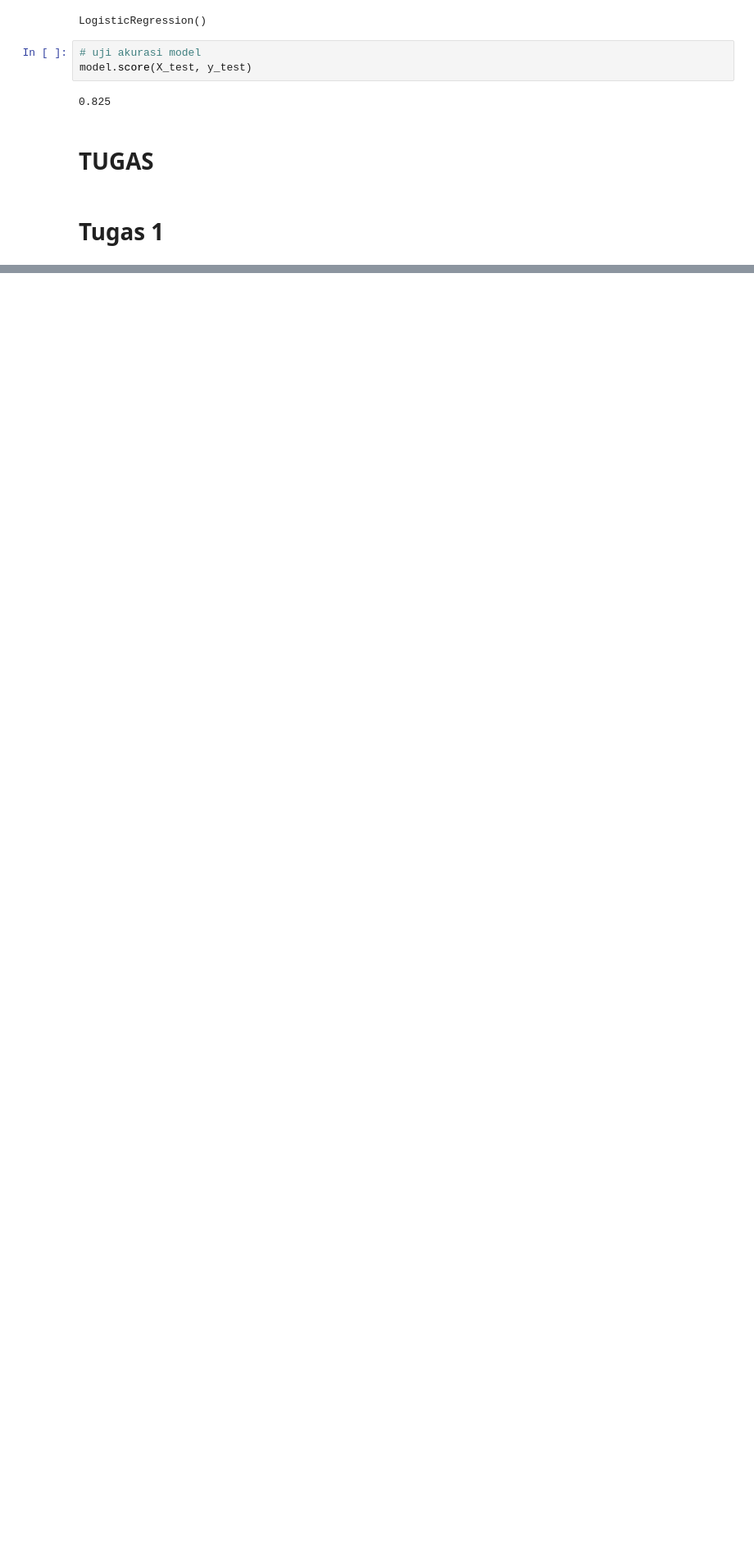
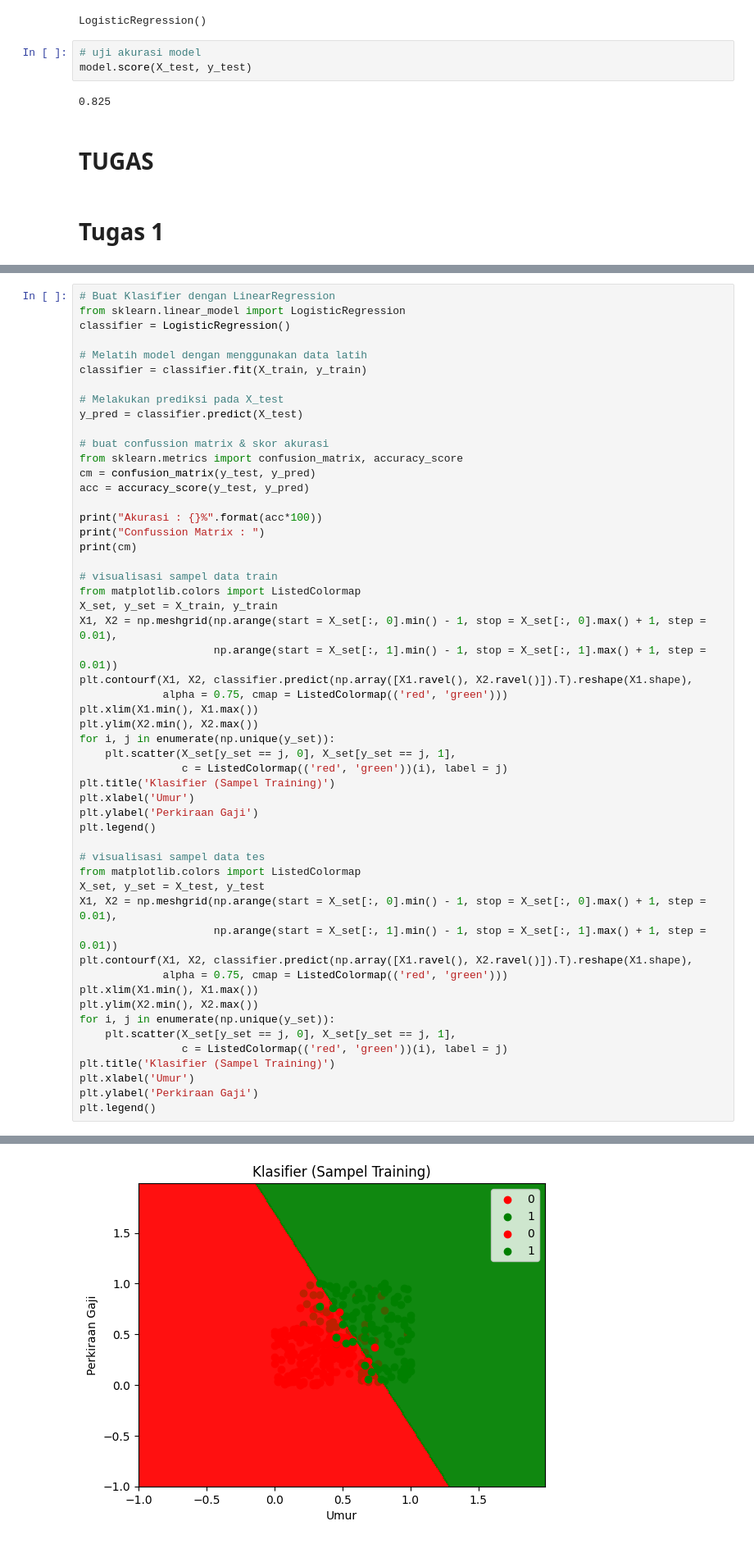
Before and after one commit to cantika-alff/2025_PBO_TI1B, a Jupyter notebook: Jobsheet_AI8.ipynb, the cells around one changed output, grey strips where cells are left out. Shown at 82% size. Cells and saved outputs as stored; diff of their text form; blank space fills up the shorter version.

```diff
--- a/Jobsheet_AI8.ipynb
+++ b/Jobsheet_AI8.ipynb
@@ -508,0 +375,54 @@ Best Params LR: {'C': 0.01, 'penalty': 'l2', 'solver': 'liblinear'}
+# %%
+# Buat Klasifier dengan LinearRegression
+from sklearn.linear_model import LogisticRegression
+classifier = LogisticRegression()
+
+# Melatih model dengan menggunakan data latih
+classifier = classifier.fit(X_train, y_train)
+
+# Melakukan prediksi pada X_test
+y_pred = classifier.predict(X_test)
+
+# buat confussion matrix & skor akurasi
+from sklearn.metrics import confusion_matrix, accuracy_score
+cm = confusion_matrix(y_test, y_pred)
+acc = accuracy_score(y_test, y_pred)
+
+print("Akurasi : {}%".format(acc*100))
+print("Confussion Matrix : ")
+print(cm)
+
+# visualisasi sampel data train
+from matplotlib.colors import ListedColormap
+X_set, y_set = X_train, y_train
+X1, X2 = np.meshgrid(np.arange(start = X_set[:, 0].min() - 1, stop = X_set[:, 0].max() + 1, step = 0.01),
+                     np.arange(start = X_set[:, 1].min() - 1, stop = X_set[:, 1].max() + 1, step = 0.01))
+plt.contourf(X1, X2, classifier.predict(np.array([X1.ravel(), X2.ravel()]).T).reshape(X1.shape),
+             alpha = 0.75, cmap = ListedColormap(('red', 'green')))
+plt.xlim(X1.min(), X1.max())
+plt.ylim(X2.min(), X2.max())
+for i, j in enumerate(np.unique(y_set)):
+    plt.scatter(X_set[y_set == j, 0], X_set[y_set == j, 1],
+                c = ListedColormap(('red', 'green'))(i), label = j)
+plt.title('Klasifier (Sampel Training)')
+plt.xlabel('Umur')
+plt.ylabel('Perkiraan Gaji')
+plt.legend()
+
+# visualisasi sampel data tes
+from matplotlib.colors import ListedColormap
+X_set, y_set = X_test, y_test
+X1, X2 = np.meshgrid(np.arange(start = X_set[:, 0].min() - 1, stop = X_set[:, 0].max() + 1, step = 0.01),
+                     np.arange(start = X_set[:, 1].min() - 1, stop = X_set[:, 1].max() + 1, step = 0.01))
+plt.contourf(X1, X2, classifier.predict(np.array([X1.ravel(), X2.ravel()]).T).reshape(X1.shape),
+             alpha = 0.75, cmap = ListedColormap(('red', 'green')))
+plt.xlim(X1.min(), X1.max())
+plt.ylim(X2.min(), X2.max())
+for i, j in enumerate(np.unique(y_set)):
+    plt.scatter(X_set[y_set == j, 0], X_set[y_set == j, 1],
+                c = ListedColormap(('red', 'green'))(i), label = j)
+plt.title('Klasifier (Sampel Training)')
+plt.xlabel('Umur')
+plt.ylabel('Perkiraan Gaji')
+plt.legend()
+# %% [output]
@@ -508,0 +434 @@ Best Params LR: {'C': 0.01, 'penalty': 'l2', 'solver': 'liblinear'}
+[figure, added]
```
Also changed, not shown: parts of 40 cells of this notebook.
